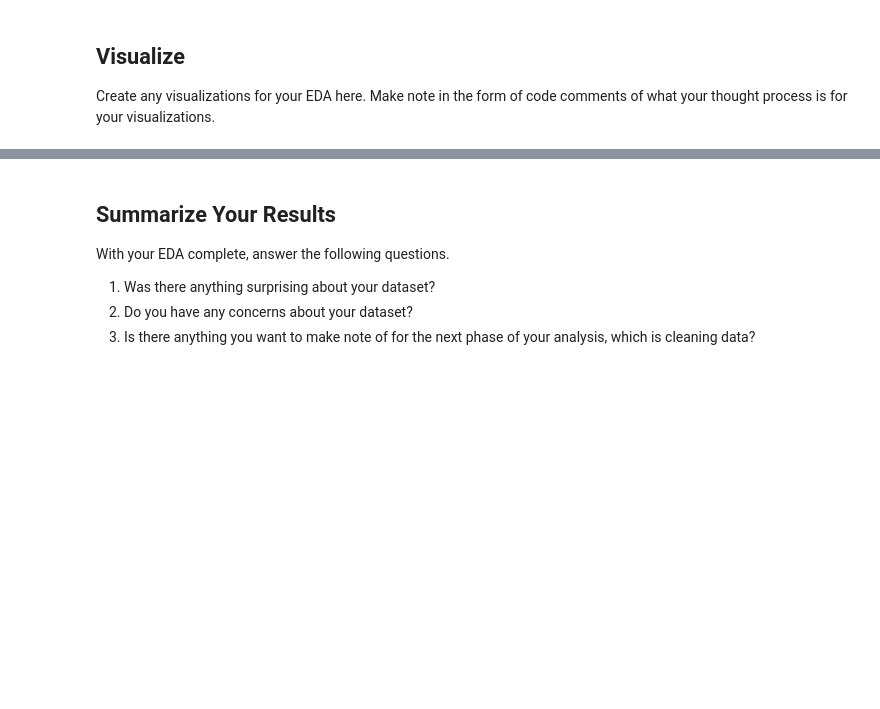
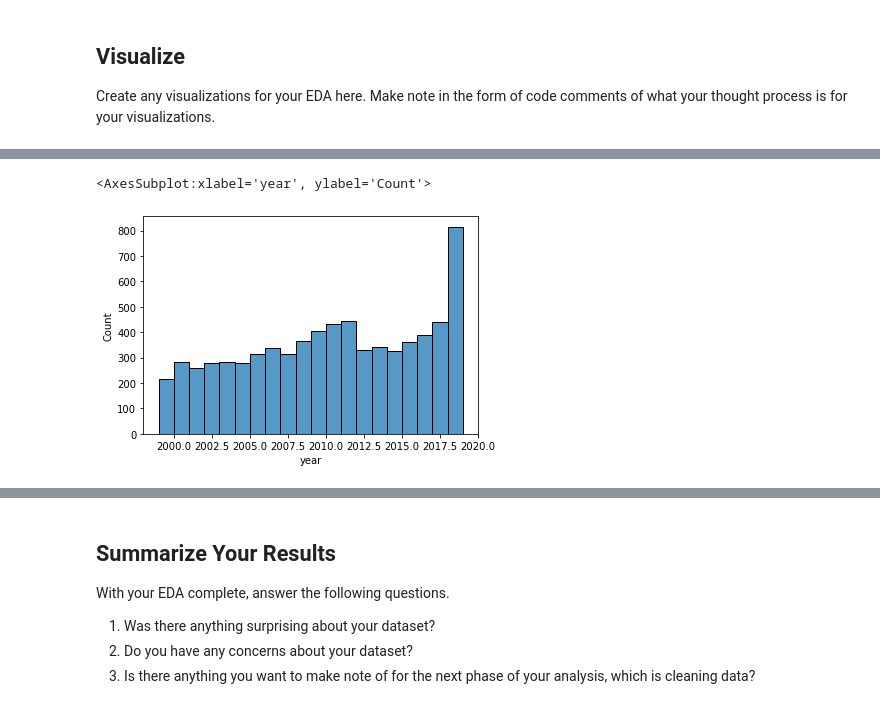
Before and after one commit to alanahmeeks/eda-checkpoint.final_2, a Jupyter notebook: checkpoint-two.ipynb, the cells around one changed output, grey strips where cells are left out. Cells and saved outputs as stored; diff of their text form; code cells hidden in the pictures; blank space fills up the shorter version.

```diff
--- a/checkpoint-two.ipynb
+++ b/checkpoint-two.ipynb
@@ -201,0 +271,8 @@ billboard_df['Name'].nunique()
+# %%
+all_songs=billboard_df.copy()
+#all_songs=all_songs.groupby(['Name','Artists','Peak.position']).agg(avg_weekly_rank=('Weekly.rank',np.mean), total_weeks=('Weeks.on.chart','max'), year=('Year','min'))
+
+#all_songs
+all_songs=all_songs.groupby(['Name','Artists']).agg(top_spot=('Peak.position','min'),avg_weekly_rank=('Weekly.rank',np.mean), total_weeks=('Weeks.on.chart','max'), year=('Year','min'))
+
+all_songs
@@ -760,0 +1121,8 @@ Create any visualizations for your EDA here. Make note in the form of code comme
+# %%
+#getting a visual of how many songs hit the top 100 lsit by year. Need to investigate why there are so many for
+# 2018/2019 possible outlier there.
+
+sns.histplot(data=all_songs, x="year")
+# %% [output]
+<AxesSubplot:xlabel='year', ylabel='Count'>
+[figure, added]
```
Also changed, not shown: parts of 53 cells of this notebook.
